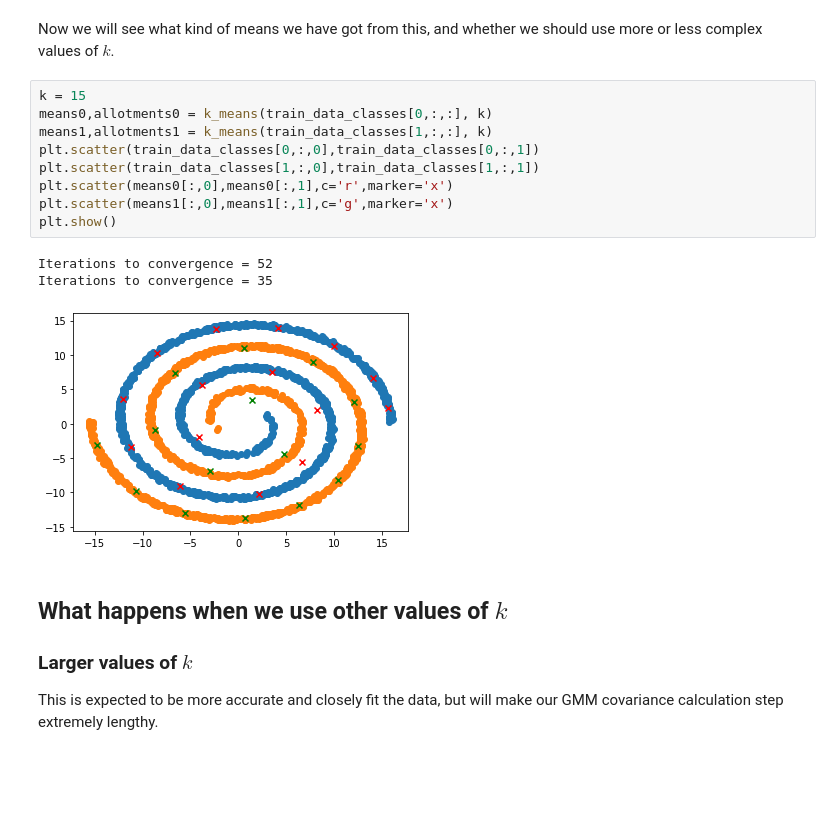
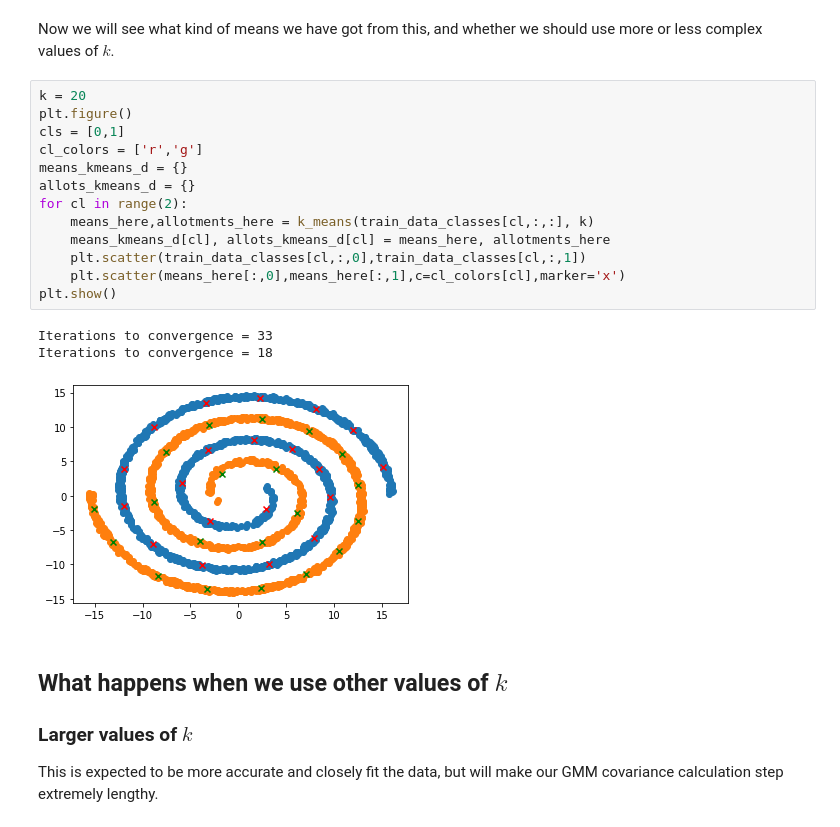
Before and after one commit to nihalgeorge01/CS5691-Submissions, a Jupyter notebook: A3/A_kmeans/A_kmeans_notebook.ipynb, the cells around one changed output. Saved outputs shown, nothing was run; the diff lists cells and outputs as text; blank space fills up the shorter version.

```diff
--- a/A3/A_kmeans/A_kmeans_notebook.ipynb
+++ b/A3/A_kmeans/A_kmeans_notebook.ipynb
@@ -75,19 +75,23 @@ def k_means(data,k=15):
     return kmeans, r_nk_new
 # %% [markdown]
 Now we will see what kind of means we have got from this, and whether we should use more or less complex values of $k$.
-# %%
-k = 15
-means0,allotments0 = k_means(train_data_classes[0,:,:], k)
-means1,allotments1 = k_means(train_data_classes[1,:,:], k)
-plt.scatter(train_data_classes[0,:,0],train_data_classes[0,:,1])
-plt.scatter(train_data_classes[1,:,0],train_data_classes[1,:,1])
-plt.scatter(means0[:,0],means0[:,1],c='r',marker='x')
-plt.scatter(means1[:,0],means1[:,1],c='g',marker='x')
-plt.show()
-# %% [output]
-Iterations to convergence = 52
-Iterations to convergence = 35
-[figure, removed]
+# %%
+k = 20
+plt.figure()
+cls = [0,1]
+cl_colors = ['r','g']
+means_kmeans_d = {}
+allots_kmeans_d = {}
+for cl in range(2):
+    means_here,allotments_here = k_means(train_data_classes[cl,:,:], k)
+    means_kmeans_d[cl], allots_kmeans_d[cl] = means_here, allotments_here
+    plt.scatter(train_data_classes[cl,:,0],train_data_classes[cl,:,1])
+    plt.scatter(means_here[:,0],means_here[:,1],c=cl_colors[cl],marker='x')
+plt.show()
+# %% [output]
+Iterations to convergence = 33
+Iterations to convergence = 18
+[figure, added]
 # %% [markdown]
 ## What happens when we use other values of $k$
 
```
Also changed, not shown: parts of 8 cells of this notebook.
